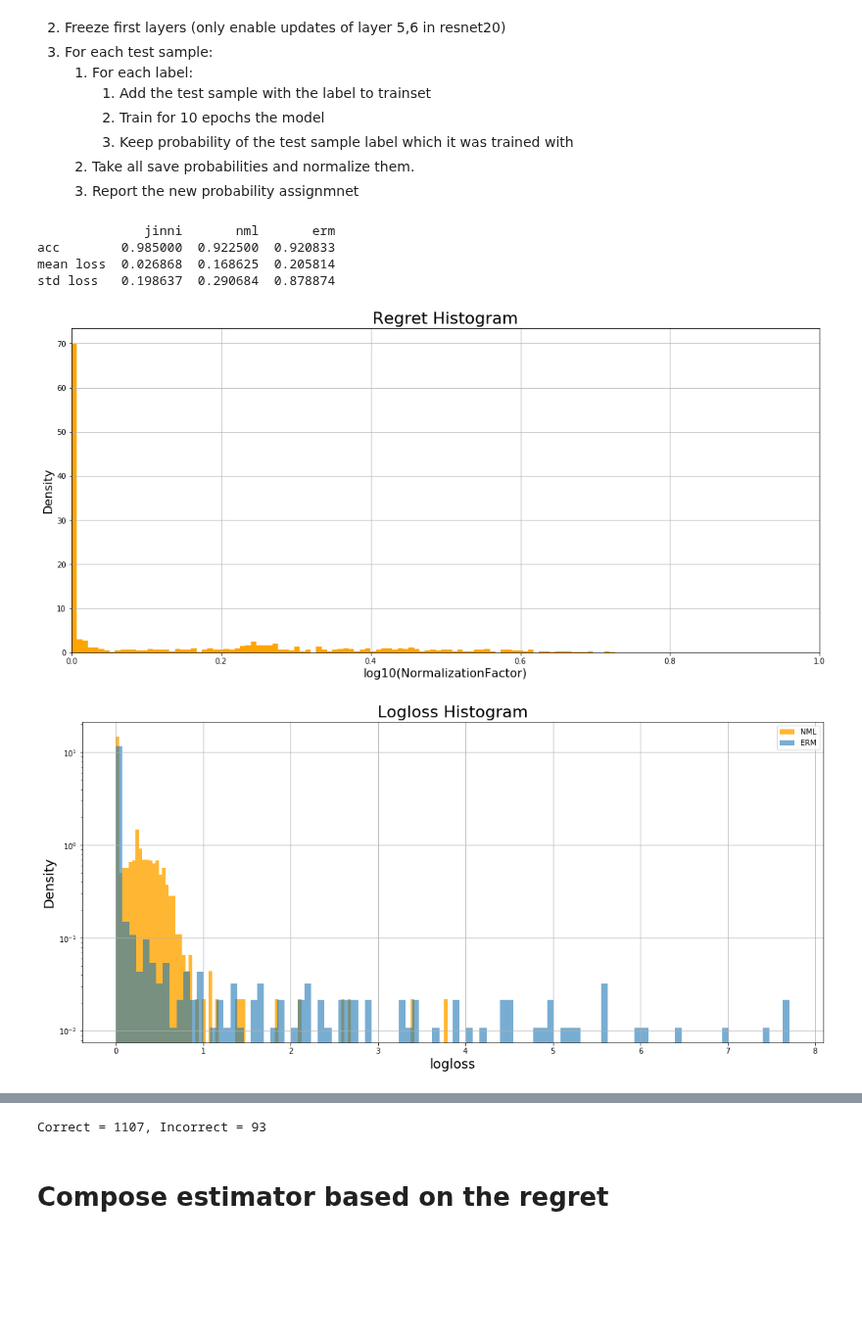
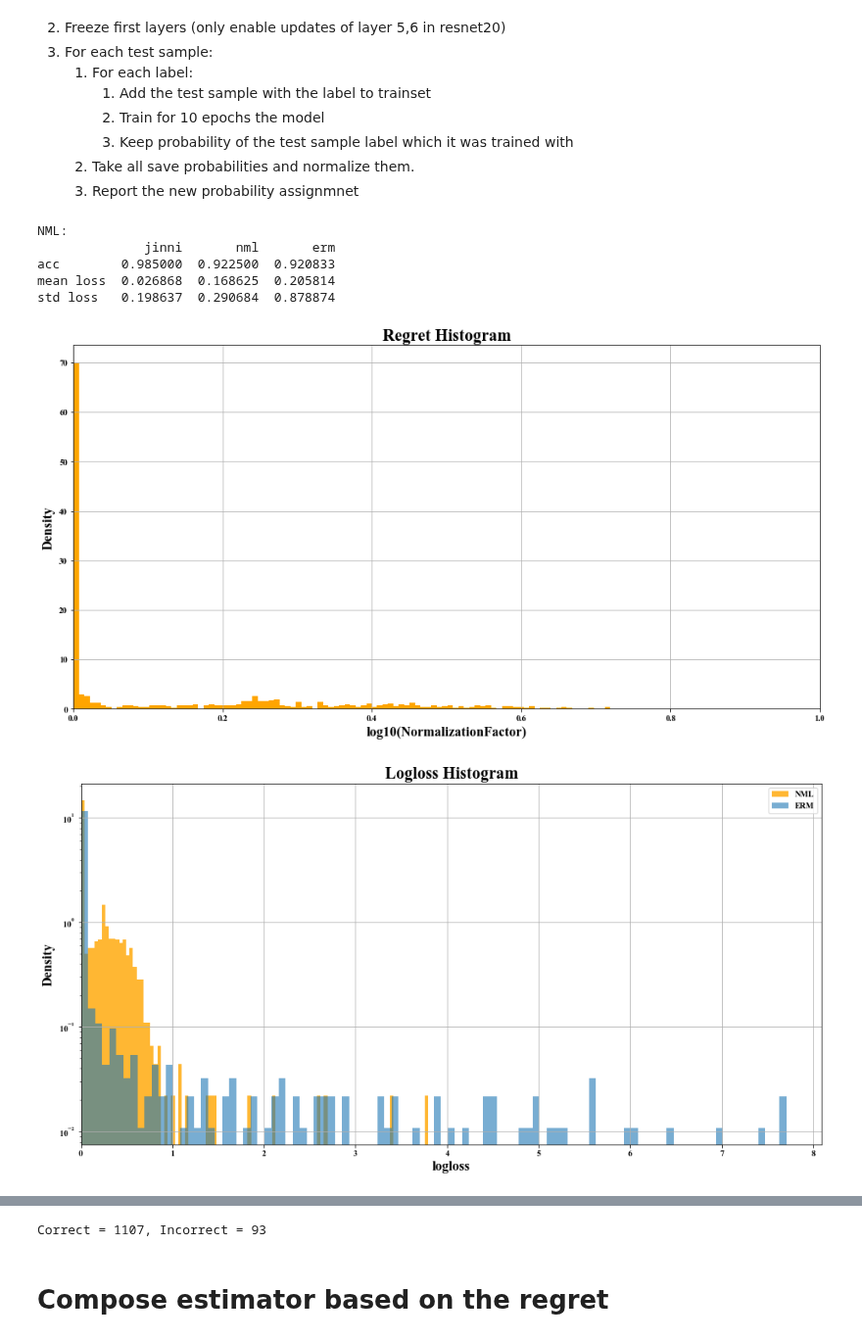
Before and after one commit to kobybibas/deep_pnml_experiments, a Jupyter notebook: src/analyze_results.ipynb, the cells around one changed output, grey strips where cells are left out. Shown at 98% size. Saved outputs shown, nothing was run; the diff lists cells and outputs as text; code cells hidden in the pictures; blank space fills up the shorter version.

Commit message:
Order in result analzys

```diff
--- a/src/analyze_results.ipynb
+++ b/src/analyze_results.ipynb
@@ -1,5 +1,6 @@
 # %%
 import numpy as np
+import matplotlib as mpl
 import matplotlib.pyplot as plt
 import json
 from analyze_utilities import *
@@ -7,7 +8,15 @@ from dataset_utilities import create_cifar10_dataloaders
 import pandas as pd
 import copy
 
-# %run ./result_summary.ipynb
+%run ./result_summary.ipynb
+
+# Define plot defaults
+mpl.rcParams['figure.figsize'] = (16.0, 8.0)
+mpl.rcParams['font.family'] = "Times New Roman"
+mpl.rcParams['axes.grid'] = True
+mpl.rcParams['axes.titlesize'] = 20
+mpl.rcParams['axes.labelsize'] = 16
+# mpl.rcParams
 # %% [markdown]
 # NML Vs. ERM Performence
 NML is as training is as following:
@@ -21,79 +30,62 @@ NML is as training is as following:
     2. Take all save probabilities and normalize them.
     3. Report the new probability assignmnet
 # %%
-# Runnig 1000 sampels of training only 2 layer
-files = ['../output/TMP_results_20181025_092911/results_TMP_20181025_092911.json', # 000-099
-         '../output/TMP_results_20181025_092956/results_TMP_20181025_092956.json', # 100-199
-         '../output/TMP_results_20181025_093002/results_TMP_20181025_093002.json', # 200-299
-         '../output/TMP_results_20181025_093009/results_TMP_20181025_093009.json', # 300-399
-         '../output/NML_results_20181025_124946/results_NML_20181025_124946.json', # 400-499
-         '../output/NML_results_20181025_125050/results_NML_20181025_125050.json', # 500-599
-         '../output/NML_results_20181025_125116/results_NML_20181025_125116.json', # 600-699
-         '../output/NML_results_20181025_125155/results_NML_20181025_125155.json', # 700-799
-         '../output/NML_results_20181025_125239/results_NML_20181025_125239.json', # 800-899
-         '../output/NML_results_20181025_125317/results_NML_20181025_125317.json', # 900-999
-         '../output/NML_results_20181025_125338/results_NML_20181025_125338.json', # 1000-1099
-         '../output/NML_results_20181025_125346/results_NML_20181025_125346.json'] # 1100-1199
-
 # Print acc and mean loss
-result_df, statistics_df = load_results_to_df(files)
+result_df, statistics_df = load_results_to_df(files_nml_2_layers)
+print('NML:')
 print(statistics_df)
-
 
 # Regret histogram
 bins = 100
-plt.figure(figsize=(18,8))
 plt.hist(result_df['log10_norm_factor'], density=True, label='NML', bins=bins, color='orange')
 plt.xlim([-0.0001,1])
-plt.title('Regret Histogram', fontsize=22)
-plt.ylabel('Density', fontsize=16)
-plt.xlabel('log10(NormalizationFactor)', fontsize=16)
-plt.grid()
+plt.title('Regret Histogram')
+plt.xlabel('log10(NormalizationFactor)')
+plt.ylabel('Density')
 plt.show()
 
 # logloss histogram
 bins = 100
-plt.figure(figsize=(18,8))
 plt.hist(result_df['nml_loss'], bins=bins, alpha=0.8, label='NML', density=True, color='orange')
 plt.hist(result_df['erm_loss'], bins=bins, alpha=0.6, label='ERM', density=True)
-plt.ylabel('Density', fontsize=18)
-plt.xlabel('logloss', fontsize=18)
-plt.title('Logloss Histogram', fontsize=22)
+plt.title('Logloss Histogram')
+plt.xlabel('logloss')
+plt.ylabel('Density')
 plt.yscale('log')
-plt.grid()
+plt.xlim(left=0)
 plt.legend()
 plt.show()
 
 # Loss vs. NML nomralization factor
-plt.figure(figsize=(18,8))
-plt.plot(result_df['log10_norm_factor'], result_df['nml_loss'], linestyle='None', color='orange', marker='o', label='NML')
-plt.plot(result_df['log10_norm_factor'], result_df['erm_loss'], linestyle='None', color='blue', marker='^', label='ERM')
-plt.ylabel('Loss', fontsize=18)
-plt.xlabel('log10(NormalizationFactor)', fontsize=18)
+plt.plot(result_df['log10_norm_factor'], result_df['nml_loss'],
+         linestyle='None', color='orange', marker='o', label='NML')
+plt.plot(result_df['log10_norm_factor'], result_df['erm_loss'],
+         linestyle='None', color='blue', marker='^', label='ERM')
+plt.title('Loss Vs. Regret')
+plt.xlabel('log10(NormalizationFactor)')
+plt.ylabel('Loss')
 plt.xlim([-0.001,1])
-plt.title('Loss Vs. Regret', fontsize=22)
-plt.grid()
-plt.legend(loc=1, prop={'size': 14})
+plt.legend()
 plt.show()
 
 # Plot histogram of correct vs incorrect
-plt.figure(figsize=(18,8))
 bins= 100
 correct_norm_factor = result_df['log10_norm_factor'][result_df['nml_is_correct'] == True]
 incorrect_norm_factor = result_df['log10_norm_factor'][result_df['nml_is_correct'] == False]
 plt.hist(correct_norm_factor, alpha=1, bins=bins, density=True, label='Correct')
 plt.hist(incorrect_norm_factor, alpha=0.5, bins=bins, density=True, label='Incorrect')
-plt.ylabel('Density', fontsize=18)
-plt.xlabel('log10(NormalizationFactor)', fontsize=18)
-plt.title('Regret Histogram with Correct and Incorrect Separation', fontsize=22)
-plt.grid()
-plt.legend(loc=1, prop={'size': 16})
+plt.title('Regret Histogram with Correct and Incorrect Separation')
+plt.xlabel('log10(NormalizationFactor)')
+plt.ylabel('Density')
+plt.xlim([-0.001,1])
+plt.legend()
 plt.show()
 print('Correct = %d, Incorrect = %d '% (correct_norm_factor.shape[0], incorrect_norm_factor.shape[0]))
 # %% [output]
+NML:
               jinni       nml       erm
 acc        0.985000  0.922500  0.920833
 mean loss  0.026868  0.168625  0.205814
 std loss   0.198637  0.290684  0.878874
-[figure, old version]
+[figure, new version]
-[figure, old version]
+[figure, new version]
```
Also changed, not shown: parts of 54 cells of this notebook, 1 other file.
